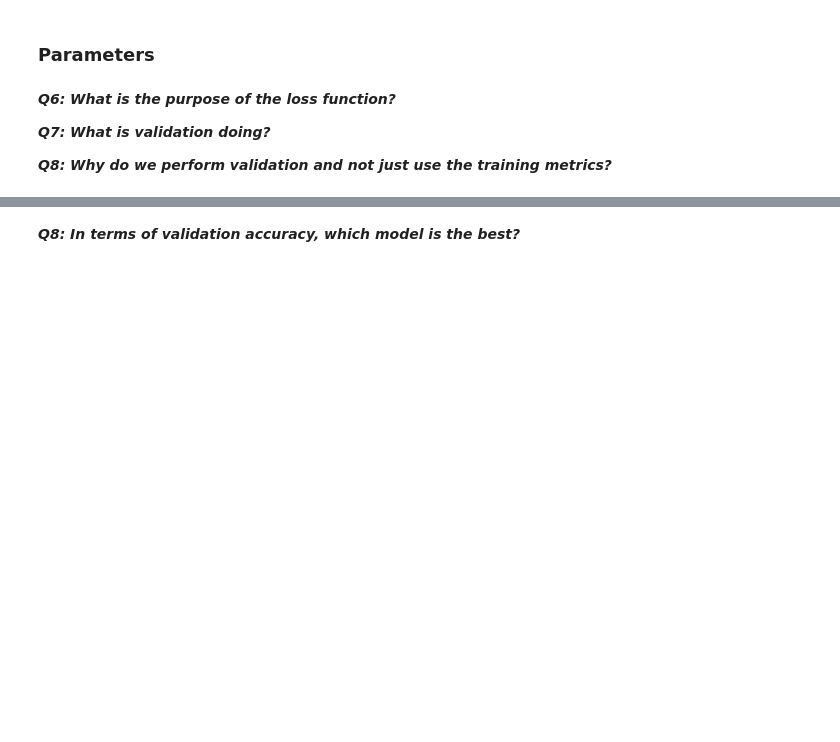
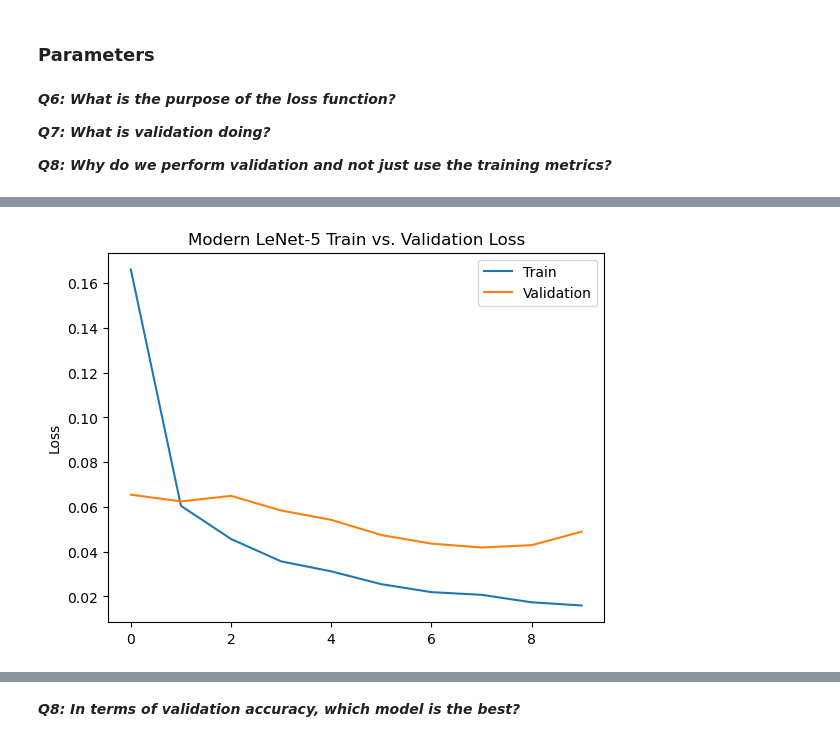
Before and after one commit to iCAS-Lab/2025-edge-computing-class, a Jupyter notebook: assignment1/main.ipynb, the cells around one changed output, grey strips where cells are left out. Saved outputs shown, nothing was run; the diff lists cells and outputs as text; code cells hidden in the pictures; blank space fills up the shorter version.

```diff
--- a/assignment1/main.ipynb
+++ b/assignment1/main.ipynb
@@ -760,5 +864,0 @@ tensor(1., device='cuda:0')
-# %%
-# Train the modern version of LeNet5
-modern_lenet5.to(DEVICE)
-train_model(train_dataloader, val_dataloader, modern_lenet5,
-            loss, optim_modern_lenet5, NUM_EPOCHS, DEVICE)
@@ -764,0 +885,22 @@ train_model(train_dataloader, val_dataloader, modern_lenet5,
+# %%
+# Train the modern version of LeNet5
+modern_lenet5.to(DEVICE)
+(train_losses, train_accs), (val_losses, val_accs) = train_model(
+    train_dataloader,
+    modern_lenet5,
+    loss,
+    optim_modern_lenet5,
+    NUM_EPOCHS,
+    DEVICE,
+    model_save_path=Path('./models/modern_lenet5'),
+    val_dataloader=val_dataloader
+)
+# Get the best validation loss and accuracy
+print(
+    f'Best Validation Loss: {min(val_losses)} ' +
+    f'after epoch {np.argmin(val_losses) + 1}'
+)
+print(
+    f'Best Validation Acc: {max(val_accs)} ' +
+    f'after epoch {np.argmax(val_accs) + 1}'
+)
@@ -764,0 +925,10 @@ train_model(train_dataloader, val_dataloader, modern_lenet5,
+# %%
+plot_epoch_metrics(
+    np.arange(10),
+    [train_losses, val_losses],
+    ['Train', 'Validation'],
+    'Modern LeNet-5',
+    'Loss'
+)
+# %% [output]
+[figure, added]
```
Also changed, not shown: parts of 21 cells of this notebook, 1 other file.
